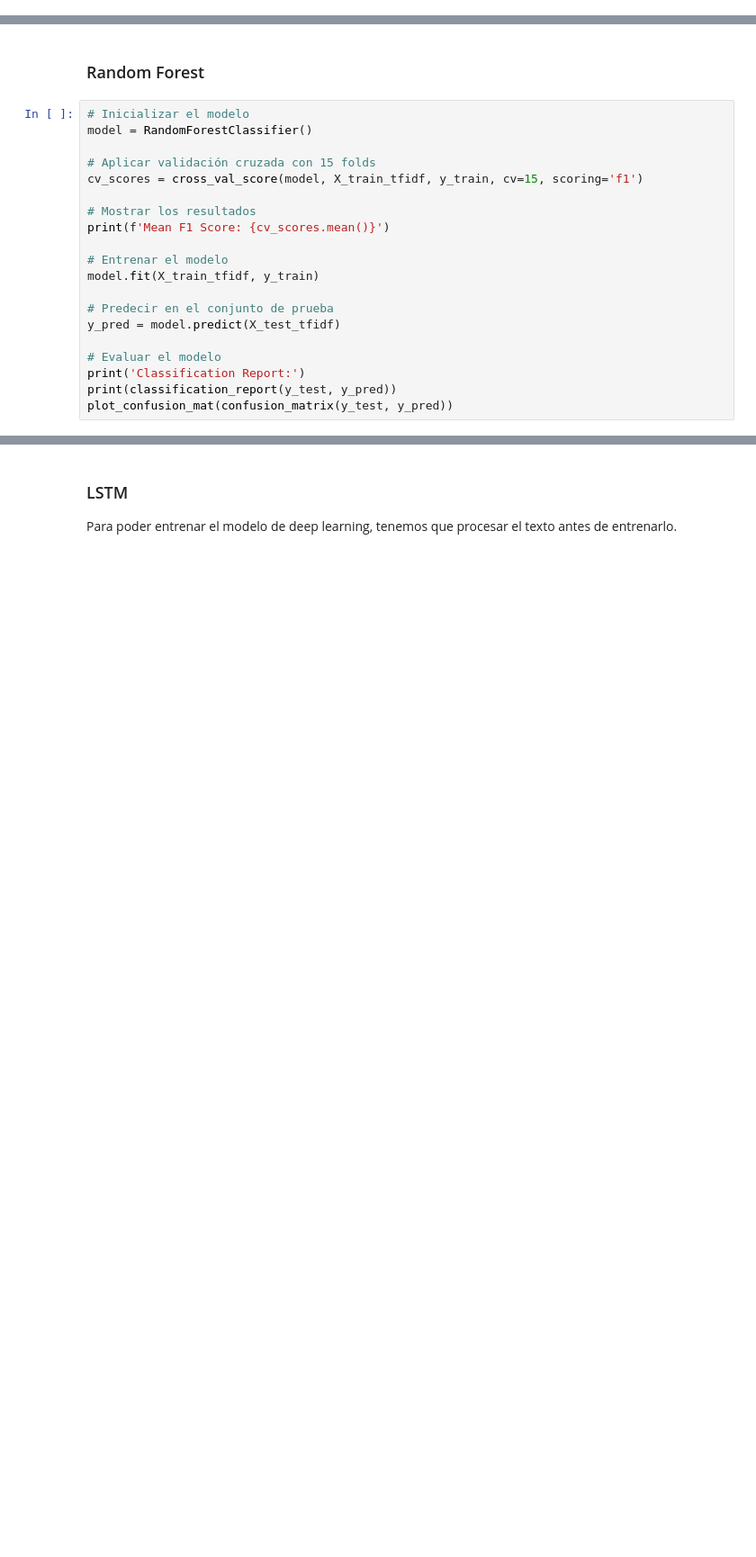
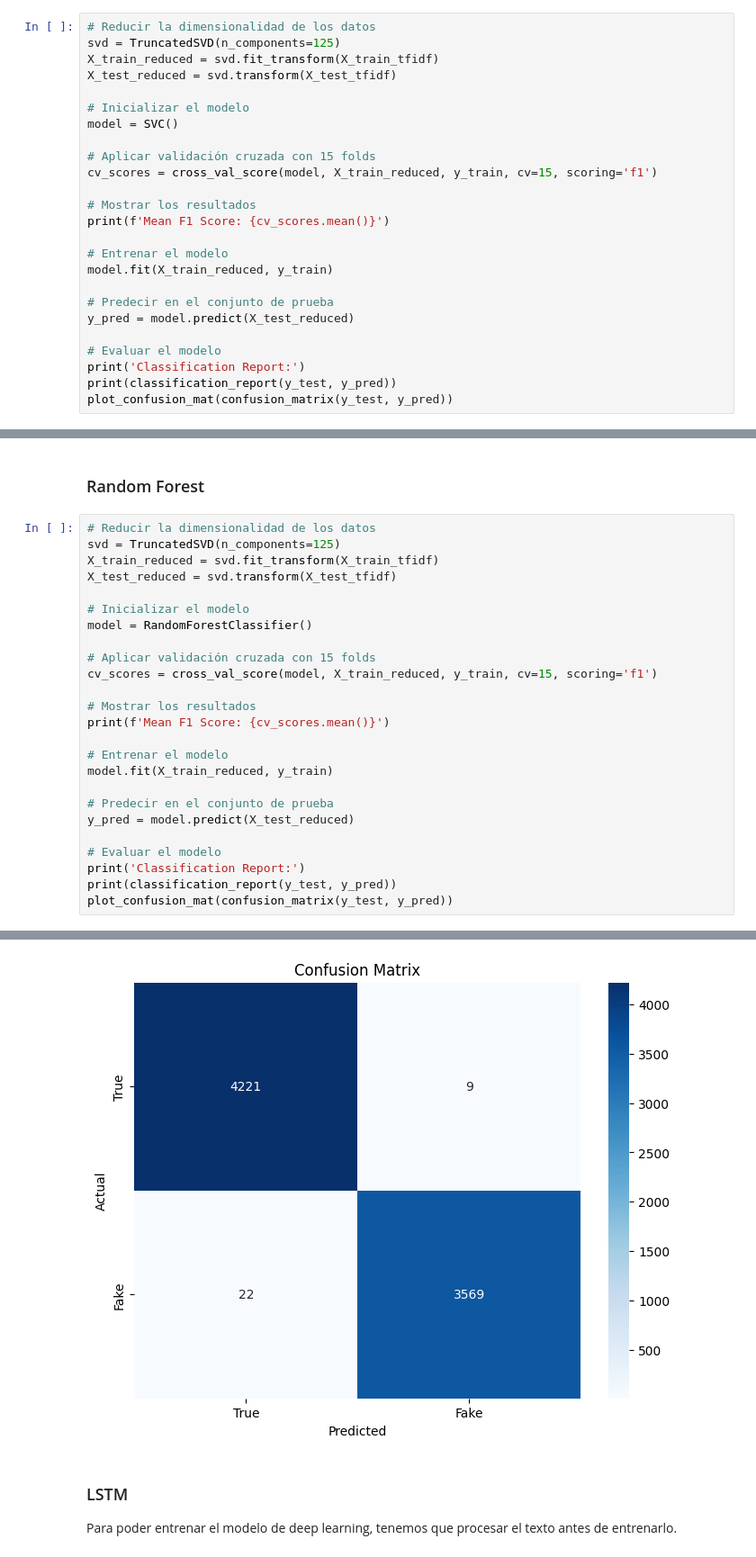
Before and after one commit to Demeuldre/APC-Real-Fake-News, a Jupyter notebook: Notebook.ipynb, the cells around one changed output, grey strips where cells are left out. Shown at 90% size. Cells and saved outputs as stored; diff of their text form; blank space fills up the shorter version.

```diff
--- a/Notebook.ipynb
+++ b/Notebook.ipynb
@@ -664,0 +669,25 @@ weighted avg       0.99      0.99      0.99      7821
+# %%
+# Reducir la dimensionalidad de los datos
+svd = TruncatedSVD(n_components=125)
+X_train_reduced = svd.fit_transform(X_train_tfidf)
+X_test_reduced = svd.transform(X_test_tfidf)
+
+# Inicializar el modelo
+model = SVC()
+
+# Aplicar validación cruzada con 15 folds
+cv_scores = cross_val_score(model, X_train_reduced, y_train, cv=15, scoring='f1')
+
+# Mostrar los resultados
+print(f'Mean F1 Score: {cv_scores.mean()}')
+
+# Entrenar el modelo
+model.fit(X_train_reduced, y_train)
+
+# Predecir en el conjunto de prueba
+y_pred = model.predict(X_test_reduced)
+
+# Evaluar el modelo
+print('Classification Report:')
+print(classification_report(y_test, y_pred))
+plot_confusion_mat(confusion_matrix(y_test, y_pred))
@@ -665,20 +696,25 @@ weighted avg       0.99      0.99      0.99      7821
 # %% [markdown]
 ### Random Forest
 # %%
+# Reducir la dimensionalidad de los datos
+svd = TruncatedSVD(n_components=125)
+X_train_reduced = svd.fit_transform(X_train_tfidf)
+X_test_reduced = svd.transform(X_test_tfidf)
+
 # Inicializar el modelo
 model = RandomForestClassifier()
 
 # Aplicar validación cruzada con 15 folds
-cv_scores = cross_val_score(model, X_train_tfidf, y_train, cv=15, scoring='f1')
+cv_scores = cross_val_score(model, X_train_reduced, y_train, cv=15, scoring='f1')
 
 # Mostrar los resultados
 print(f'Mean F1 Score: {cv_scores.mean()}')
 
 # Entrenar el modelo
-model.fit(X_train_tfidf, y_train)
+model.fit(X_train_reduced, y_train)
 
 # Predecir en el conjunto de prueba
-y_pred = model.predict(X_test_tfidf)
+y_pred = model.predict(X_test_reduced)
 
 # Evaluar el modelo
 print('Classification Report:')
@@ -689,3 +734,4 @@ KeyboardInterrupt:
+[figure, added]
 # %% [markdown]
 ### LSTM
 Para poder entrenar el modelo de deep learning, tenemos que procesar el texto antes de entrenarlo.
```
Also changed, not shown: parts of 5 cells of this notebook, 1 other file.
